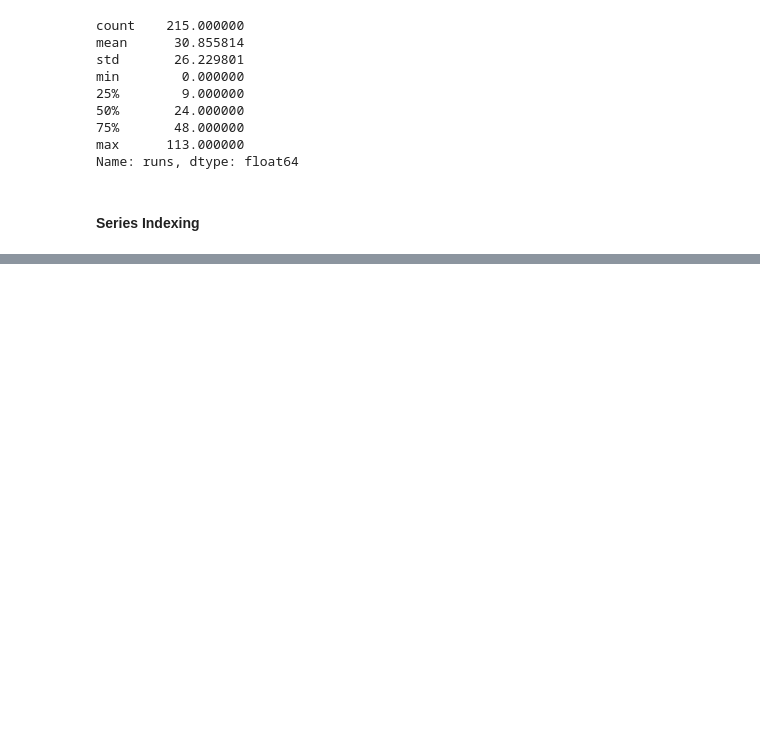
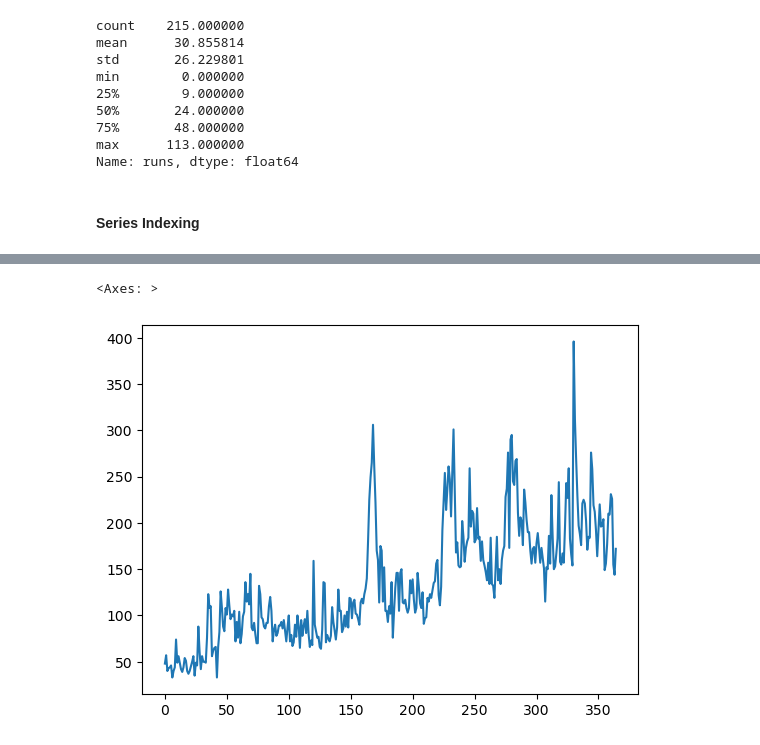
Before and after one commit to surajksharma7/DataScience, a Jupyter notebook: 06 Pandas/16 Series .ipynb, the cells around one changed output, grey strips where cells are left out. Saved outputs shown, nothing was run; the diff lists cells and outputs as text; code cells hidden in the pictures; blank space fills up the shorter version.

```diff
--- a/06 Pandas/16 Series .ipynb
+++ b/06 Pandas/16 Series .ipynb
@@ -284,0 +478,5 @@ Name: runs, dtype: float64
+# %%
+subs.plot()
+# %% [output]
+<Axes: >
+[figure, added]
```
Also changed, not shown: parts of 41 cells of this notebook.
